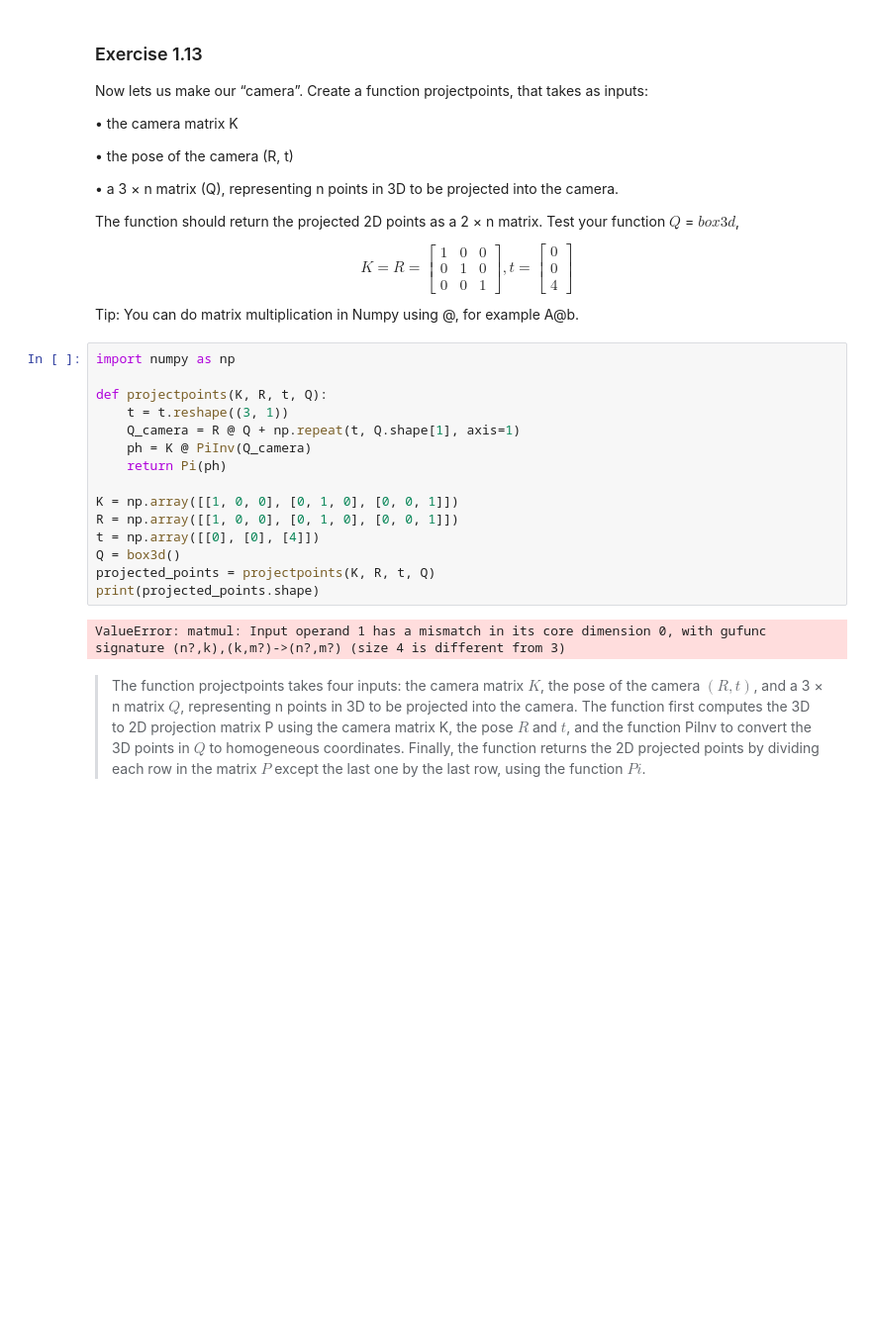
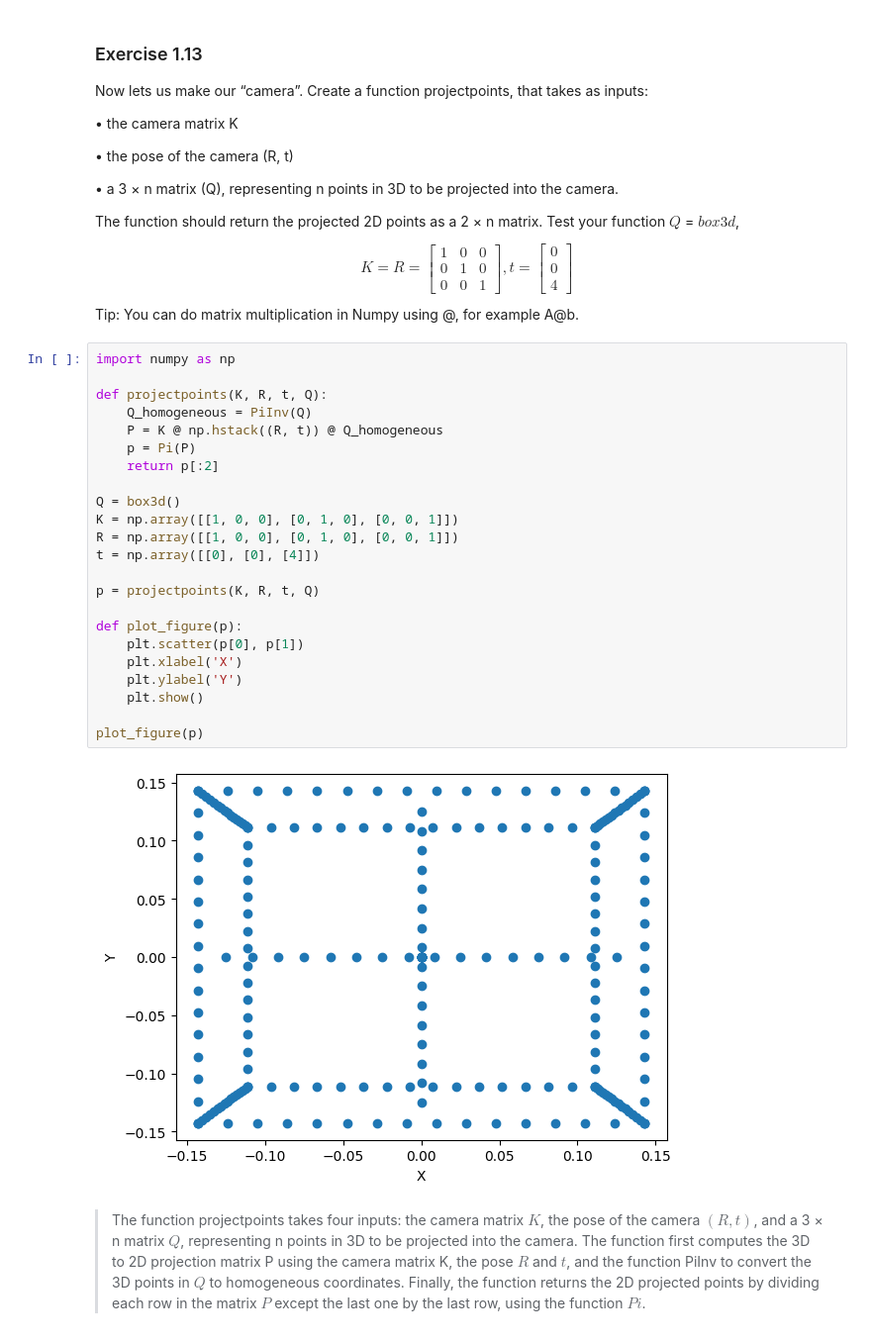
Before and after one commit to ChongchLi/02504_ComputerVision, a Jupyter notebook: Exercise/Exercise_1/Exercise_01.ipynb, the cells around one changed output. Shown at 99% size. Cells and saved outputs as stored; diff of their text form; blank space fills up the shorter version.

```diff
--- a/Exercise/Exercise_1/Exercise_01.ipynb
+++ b/Exercise/Exercise_1/Exercise_01.ipynb
@@ -261,20 +262,28 @@ Tip: You can do matrix multiplication in Numpy using @, for example A@b.
 # %%
 import numpy as np
 
 def projectpoints(K, R, t, Q):
-    t = t.reshape((3, 1))
-    Q_camera = R @ Q + np.repeat(t, Q.shape[1], axis=1)
-    ph = K @ PiInv(Q_camera)
-    return Pi(ph)
+    Q_homogeneous = PiInv(Q)
+    P = K @ np.hstack((R, t)) @ Q_homogeneous
+    p = Pi(P)
+    return p[:2]
 
+Q = box3d()
 K = np.array([[1, 0, 0], [0, 1, 0], [0, 0, 1]])
 R = np.array([[1, 0, 0], [0, 1, 0], [0, 0, 1]])
 t = np.array([[0], [0], [4]])
-Q = box3d()
-projected_points = projectpoints(K, R, t, Q)
-print(projected_points.shape)
+
+p = projectpoints(K, R, t, Q)
+
+def plot_figure(p):
+    plt.scatter(p[0], p[1])
+    plt.xlabel('X')
+    plt.ylabel('Y')
+    plt.show()
+
+plot_figure(p)
 # %% [output]
-ValueError: matmul: Input operand 1 has a mismatch in its core dimension 0, with gufunc signature (n?,k),(k,m?)->(n?,m?) (size 4 is different from 3)
+[figure, added]
 # %% [markdown]
 >The function projectpoints takes four inputs: the camera matrix $K$, the pose of the camera $(R, t)$, and a 3 × n matrix $Q$, representing n points in 3D to be projected into the camera. The function first computes the 3D to 2D projection matrix P using the camera matrix K, the pose $R$ and $t$, and the function PiInv to convert the 3D points in $Q$ to homogeneous coordinates. Finally, the function returns the 2D projected points by dividing each row in the matrix $P$ except the last one by the last row, using the function $Pi$.
 # %% [markdown]
```
Also changed, not shown: parts of 6 cells of this notebook.
